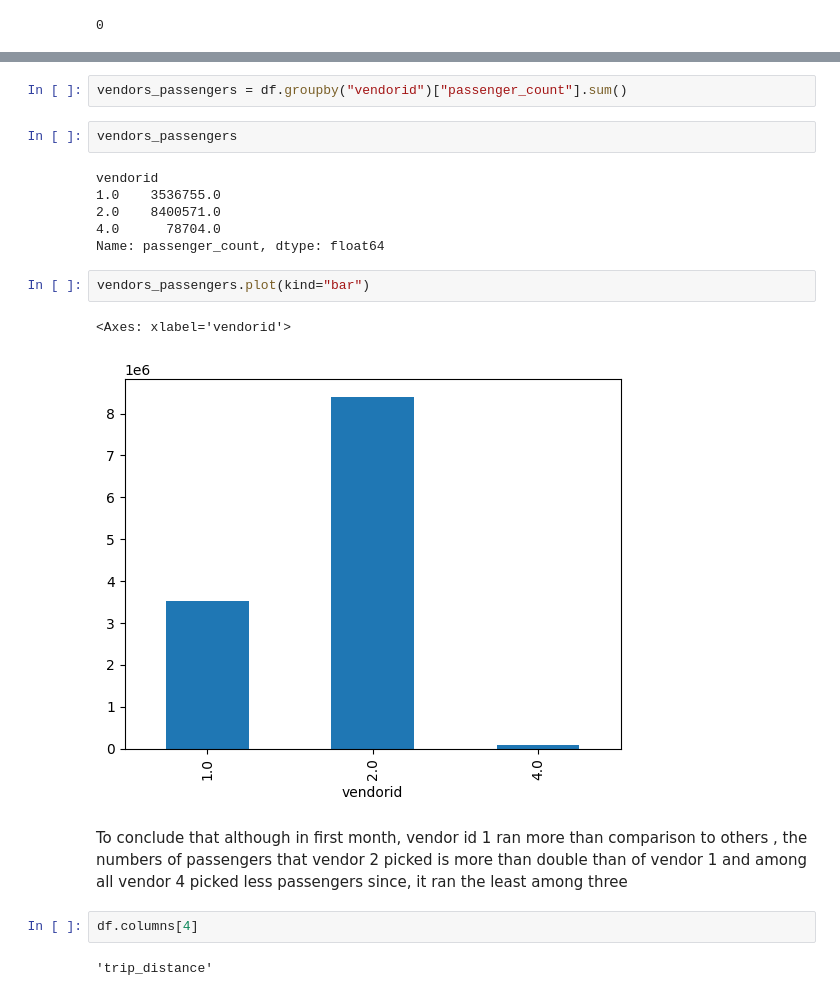
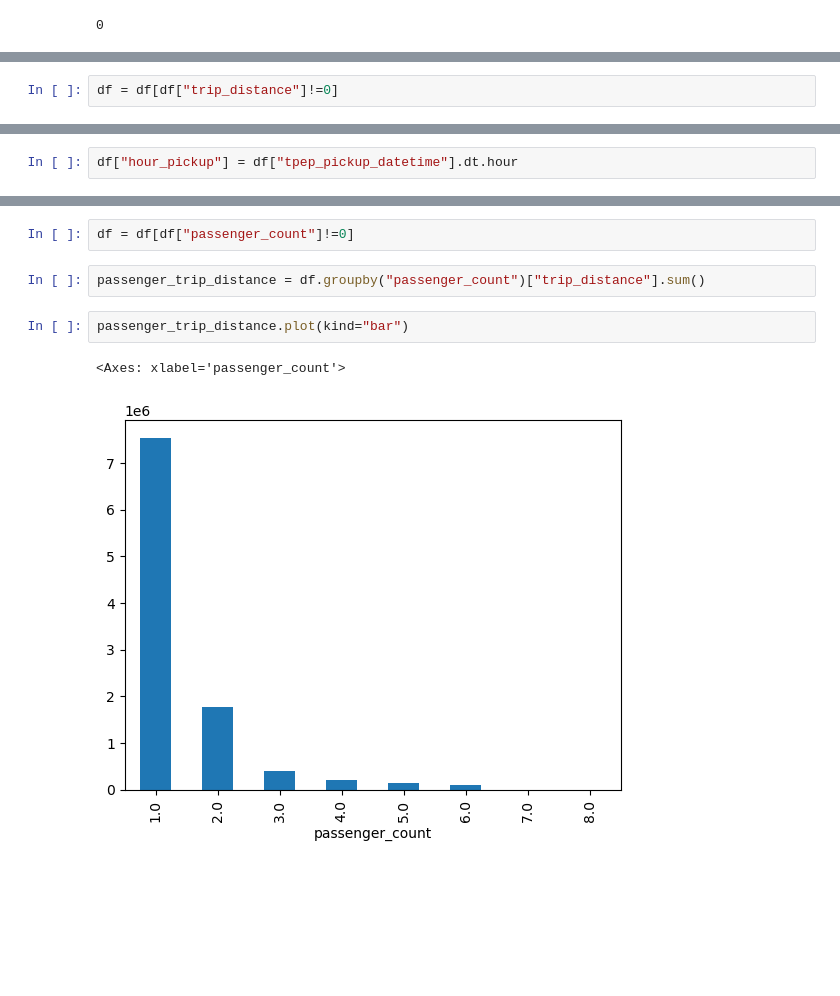
Before and after one commit to BGuragain1/Machine-Learning, a Jupyter notebook: new-york-city-taxi.ipynb, the cells around one changed output, grey strips where cells are left out. Drawn from its saved outputs; the diff is of its cells as text; blank space fills up the shorter version.

```diff
--- a/new-york-city-taxi.ipynb
+++ b/new-york-city-taxi.ipynb
@@ -141,0 +118,2 @@ df.duplicated().sum()
+# %%
+df = df[df["trip_distance"]!=0]
@@ -187,0 +278,2 @@ df.columns[3]
+# %%
+df["hour_pickup"] = df["tpep_pickup_datetime"].dt.hour
@@ -202,22 +328,10 @@ passenger_count
 Name: count, dtype: int64
+# %%
+df = df[df["passenger_count"]!=0]
 # %%
-vendors_passengers = df.groupby("vendorid")["passenger_count"].sum()
+passenger_trip_distance = df.groupby("passenger_count")["trip_distance"].sum()
-# %%
-vendors_passengers
-# %% [output]
-vendorid
-1.0    3536755.0
-2.0    8400571.0
-4.0      78704.0
-Name: passenger_count, dtype: float64
 # %%
-vendors_passengers.plot(kind="bar")
+passenger_trip_distance.plot(kind="bar")
 # %% [output]
-<Axes: xlabel='vendorid'>
+<Axes: xlabel='passenger_count'>
-[figure, old version]
+[figure, new version]
-# %% [markdown]
-To conclude that although in first month, vendor id 1 ran more than comparison to others , the numbers of passengers that vendor 2 picked is more than double than of vendor 1 and among all vendor 4 picked less passengers since, it ran the least among three
-# %%
-df.columns[4]
-# %% [output]
-'trip_distance'
```
Also changed, not shown: parts of 71 cells of this notebook.
